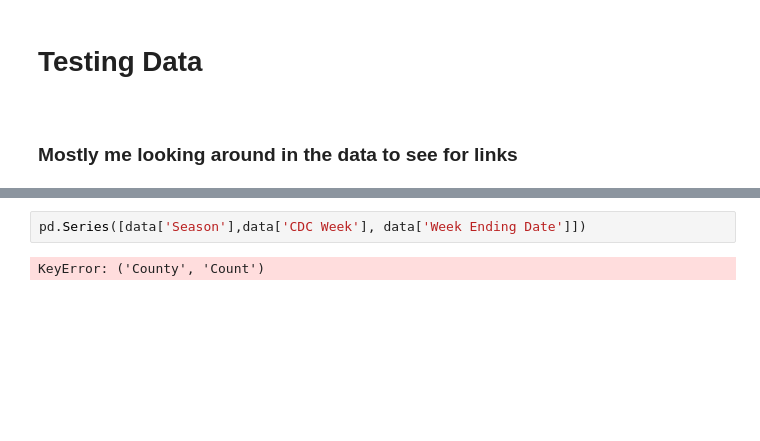
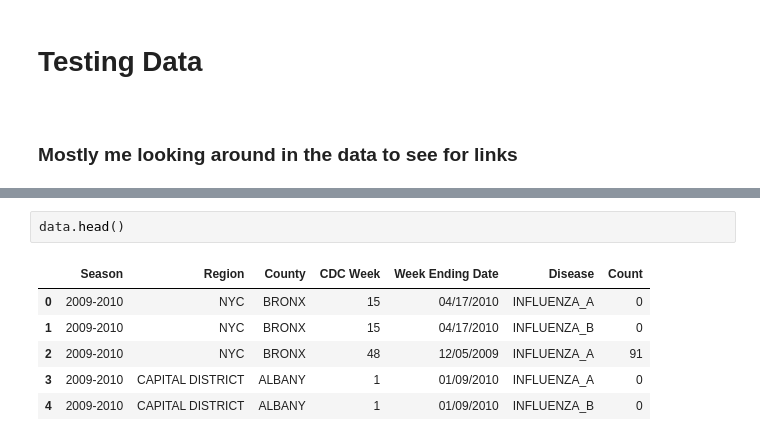
Before and after one commit to PredatorFeesh/Macaulay_Project_Flu, a Jupyter notebook: Weekly Data NY/Analysis/Playing Around with Data.ipynb, the cells around one changed output, grey strips where cells are left out. Cells and saved outputs as stored; diff of their text form; blank space fills up the shorter version.

```diff
--- a/Weekly Data NY/Analysis/Playing Around with Data.ipynb
+++ b/Weekly Data NY/Analysis/Playing Around with Data.ipynb
@@ -29,7 +31,12 @@ Week Ending Date    0
 Disease             0
 Count               0
 dtype: int64
-# %%
-pd.Series([data['Season'],data['CDC Week'], data['Week Ending Date']])
-# %% [output]
-KeyError: ('County', 'Count')
+# %%
+data.head()
+# %% [output]
+|  | Season | Region | County | CDC Week | Week Ending Date | Disease | Count |
+| 0 | 2009-2010 | NYC | BRONX | 15 | 04/17/2010 | INFLUENZA_A | 0 |
+| 1 | 2009-2010 | NYC | BRONX | 15 | 04/17/2010 | INFLUENZA_B | 0 |
+| 2 | 2009-2010 | NYC | BRONX | 48 | 12/05/2009 | INFLUENZA_A | 91 |
+| 3 | 2009-2010 | CAPITAL DISTRICT | ALBANY | 1 | 01/09/2010 | INFLUENZA_A | 0 |
+| 4 | 2009-2010 | CAPITAL DISTRICT | ALBANY | 1 | 01/09/2010 | INFLUENZA_B | 0 |
```
Also changed, not shown: parts of 9 cells of this notebook, 5 other files.
